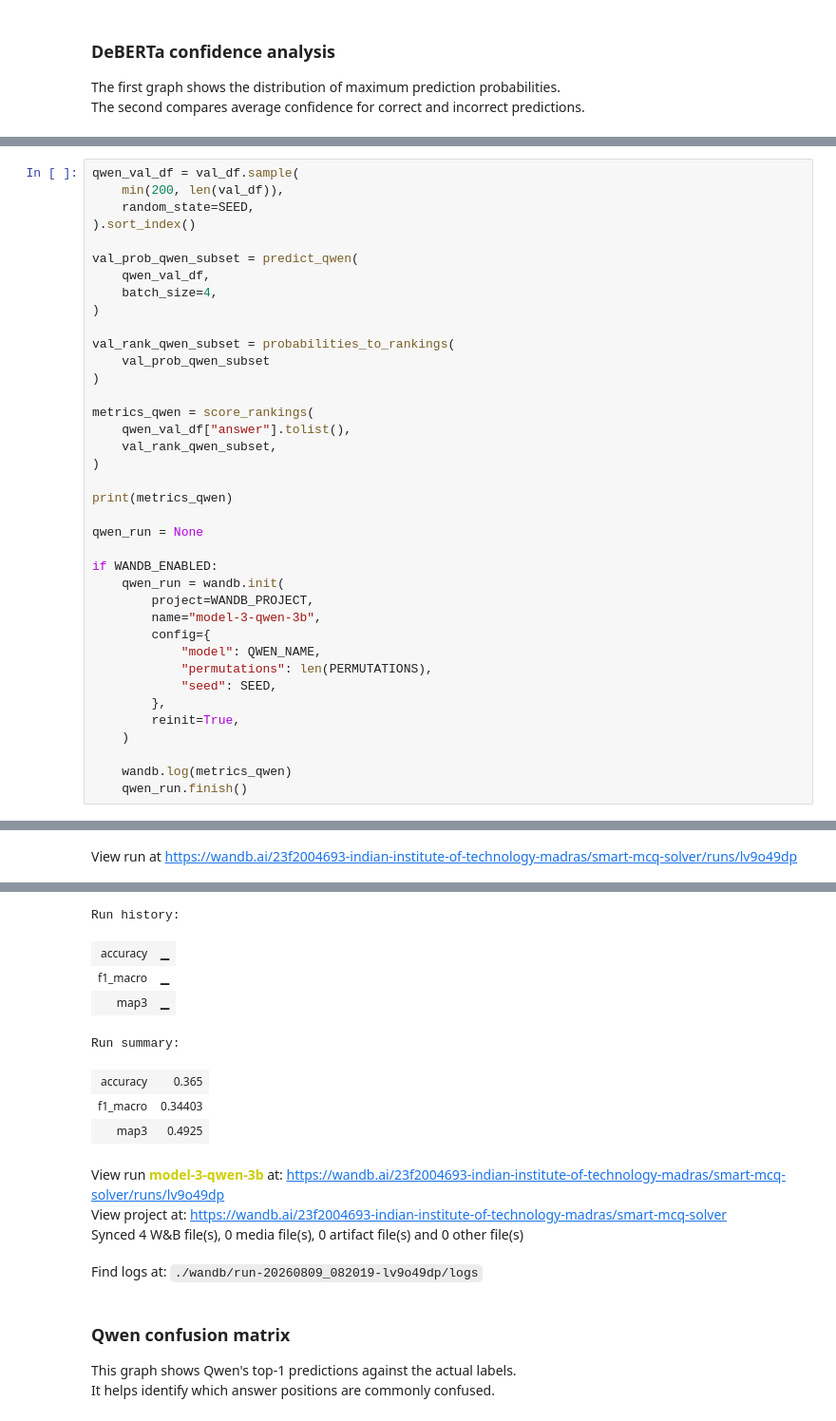
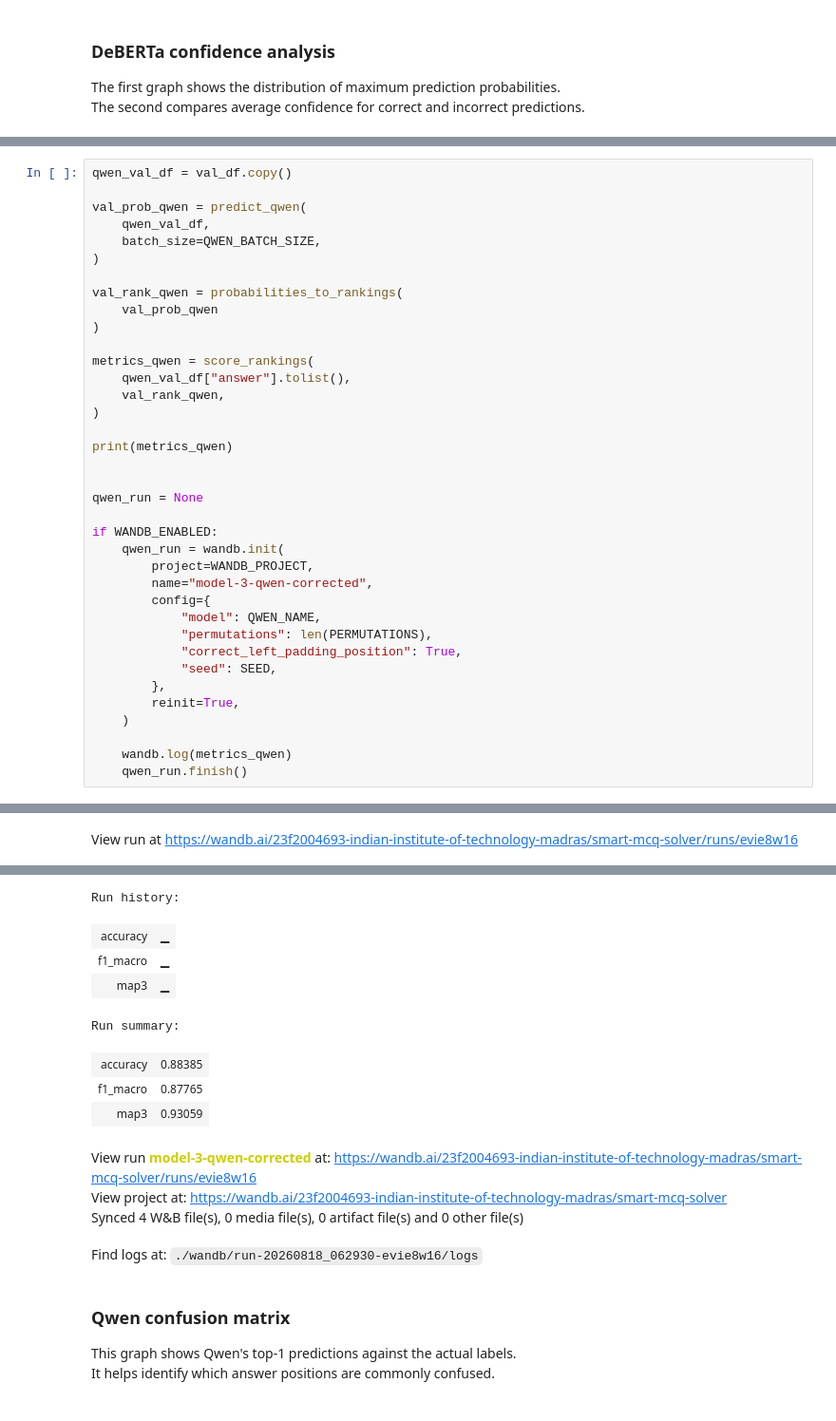
Before and after one commit to Abhishek-1124/23F2004693-DL-23F2004693-notebook-t22026, a Jupyter notebook: DL-23F2004693-notebook-t22026.ipynb, the cells around one changed output, grey strips where cells are left out. Shown at 95% size. Saved outputs shown, nothing was run; the diff lists cells and outputs as text.

```diff
--- a/DL-23F2004693-notebook-t22026.ipynb
+++ b/DL-23F2004693-notebook-t22026.ipynb
@@ -967,34 +1112,33 @@ The output gives a quick estimate while keeping GPU runtime manageable.
 # %%
-qwen_val_df = val_df.sample(
-    min(200, len(val_df)),
-    random_state=SEED,
-).sort_index()
+qwen_val_df = val_df.copy()
 
-val_prob_qwen_subset = predict_qwen(
+val_prob_qwen = predict_qwen(
     qwen_val_df,
-    batch_size=4,
+    batch_size=QWEN_BATCH_SIZE,
 )
 
-val_rank_qwen_subset = probabilities_to_rankings(
-    val_prob_qwen_subset
+val_rank_qwen = probabilities_to_rankings(
+    val_prob_qwen
 )
 
 metrics_qwen = score_rankings(
     qwen_val_df["answer"].tolist(),
-    val_rank_qwen_subset,
+    val_rank_qwen,
 )
 
 print(metrics_qwen)
+
 
 qwen_run = None
 
 if WANDB_ENABLED:
     qwen_run = wandb.init(
         project=WANDB_PROJECT,
-        name="model-3-qwen-3b",
+        name="model-3-qwen-corrected",
         config={
             "model": QWEN_NAME,
             "permutations": len(PERMUTATIONS),
+            "correct_left_padding_position": True,
             "seed": SEED,
         },
         reinit=True,
@@ -1014,18 +1160,18 @@ Syncing run model-3-qwen-3b to Weights & Biases (docs)
 View project at https://wandb.ai/23f2004693-indian-institute-of-technology-madras/smart-mcq-solver
-View run at https://wandb.ai/23f2004693-indian-institute-of-technology-madras/smart-mcq-solver/runs/lv9o49dp
+View run at https://wandb.ai/23f2004693-indian-institute-of-technology-madras/smart-mcq-solver/runs/evie8w16
 [interactive output not drawn]
 Run history:
 | accuracy | ▁ |
 | f1_macro | ▁ |
 | map3 | ▁ |
 Run summary:
-| accuracy | 0.365 |
-| f1_macro | 0.34403 |
-| map3 | 0.4925 |
+| accuracy | 0.88385 |
+| f1_macro | 0.87765 |
+| map3 | 0.93059 |
-View run model-3-qwen-3b at: https://wandb.ai/23f2004693-indian-institute-of-technology-madras/smart-mcq-solver/runs/lv9o49dp
+View run model-3-qwen-corrected at: https://wandb.ai/23f2004693-indian-institute-of-technology-madras/smart-mcq-solver/runs/evie8w16
 View project at: https://wandb.ai/23f2004693-indian-institute-of-technology-madras/smart-mcq-solver
 Synced 4 W&B file(s), 0 media file(s), 0 artifact file(s) and 0 other file(s)
-Find logs at: ./wandb/run-20260809_082019-lv9o49dp/logs
+Find logs at: ./wandb/run-20260818_062930-evie8w16/logs
 # %% [markdown]
 ### Qwen confusion matrix
 This graph shows Qwen's top-1 predictions against the actual labels.
```
Also changed, not shown: parts of 58 cells of this notebook.
